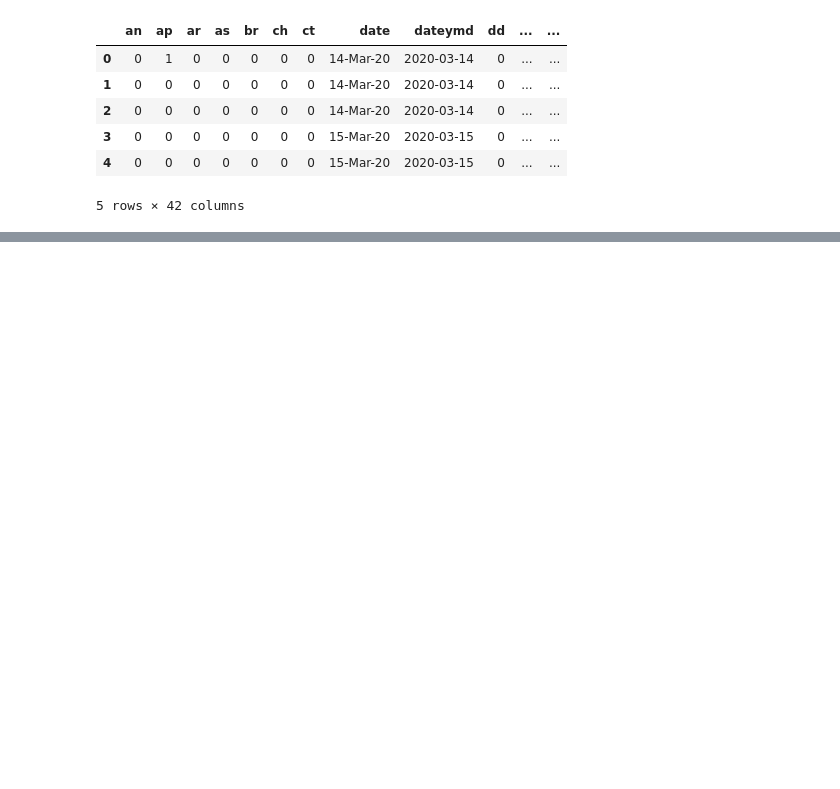
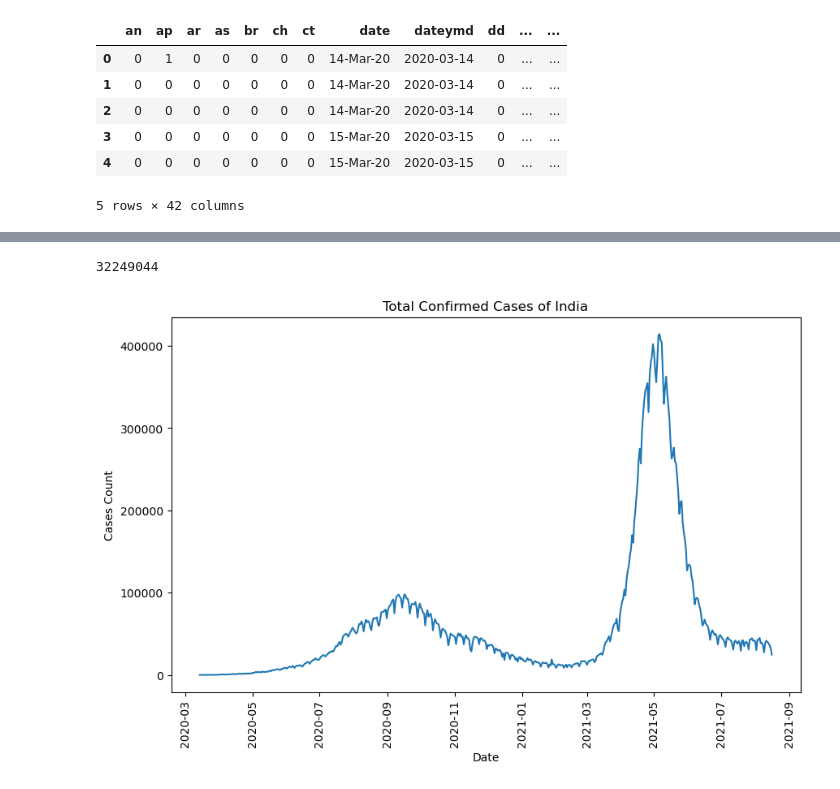
Before and after one commit to brainmentorspvtltd/DU_ShivajiCollege, a Jupyter notebook: CovidAnalysis.ipynb, the cells around one changed output, grey strips where cells are left out. Saved outputs shown, nothing was run; the diff lists cells and outputs as text; code cells hidden in the pictures; blank space fills up the shorter version.

```diff
--- a/CovidAnalysis.ipynb
+++ b/CovidAnalysis.ipynb
@@ -23,3 +23,8 @@ states.head()
 | 3 | 0 | 0 | 0 | 0 | 0 | 0 | 0 | 15-Mar-20 | 2020-03-15 | 0 | ... | ... |
 | 4 | 0 | 0 | 0 | 0 | 0 | 0 | 0 | 15-Mar-20 | 2020-03-15 | 0 | ... | ... |
 5 rows × 42 columns
+# %%
+states['tt'] = states['tt'].astype('int')
+states['dl'] = states['dl'].astype('int')
+states['up'] = states['up'].astype('int')
+states['rj'] = states['rj'].astype('int')
@@ -25,0 +35,2 @@ states.head()
+# %%
+states['dateymd'] = pd.to_datetime(states['dateymd'])
@@ -25,0 +41,18 @@ states.head()
+# %%
+confirmed_df = states[states['status'] == 'Confirmed']
+recovered_df = states[states['status'] == 'Recovered']
+deceased_df = states[states['status'] == 'Deceased']
+# %%
+confirmed_df['tt'].sum()
+# %% [output]
+32249044
+# %%
+plt.figure(figsize=(10,6))
+plt.title("Total Confirmed Cases of India")
+plt.plot(confirmed_df['dateymd'], confirmed_df['tt'])
+plt.xlabel("Date")
+plt.ylabel("Cases Count")
+plt.xticks(rotation='vertical')
+plt.show()
+# %% [output]
+[figure, added]
```
Also changed, not shown: parts of 4 cells of this notebook, 5 other files.
